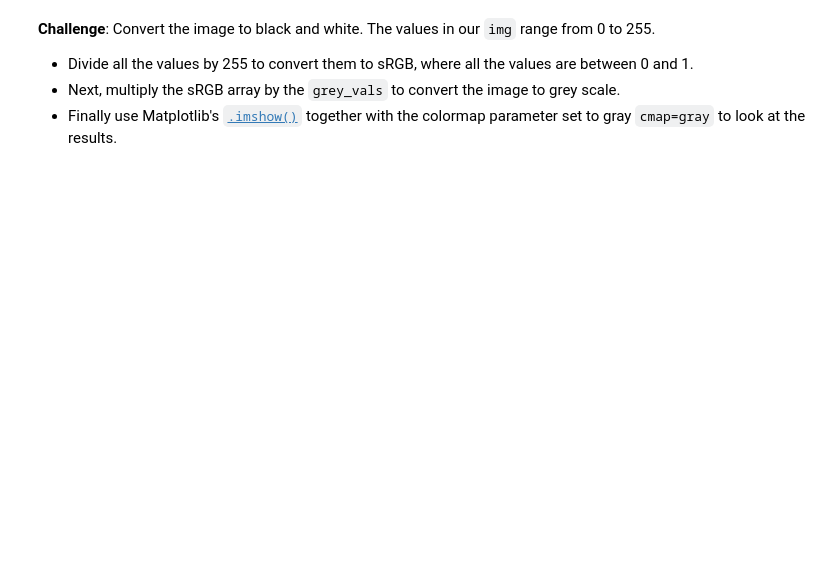
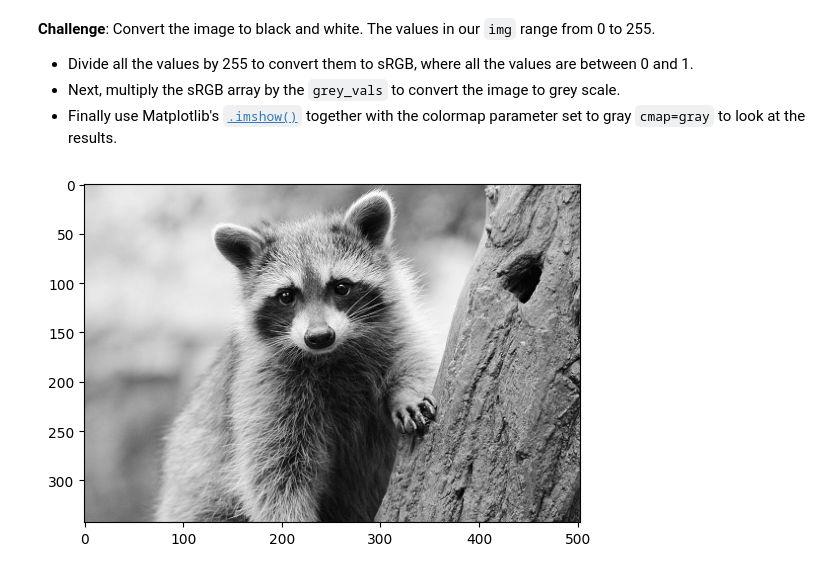
Before and after one commit to build-by-dhruv/advance_computation_with_numpy, a Jupyter notebook: Computation_with_NumPy_and_N_Dimensional_Arrays_(start).ipynb, the cells around one changed output. Cells and saved outputs as stored; diff of their text form; code cells hidden in the pictures; blank space fills up the shorter version.

```diff
--- a/Computation_with_NumPy_and_N_Dimensional_Arrays_(start).ipynb
+++ b/Computation_with_NumPy_and_N_Dimensional_Arrays_(start).ipynb
@@ -177,0 +313,11 @@ grey_vals = np.array([0.2126, 0.7152, 0.0722])
+# %%
+# Convert the image to black and white
+sRGB_img = img / 255.0
+grey_vals = np.array([0.2126, 0.7152, 0.0722])
+gray_img = np.dot(sRGB_img, grey_vals)
+
+# Display the grayscale image
+plt.imshow(gray_img, cmap='gray')
+plt.show()
+# %% [output]
+[figure, added]
```
Also changed, not shown: parts of 31 cells of this notebook, 1 other file.
